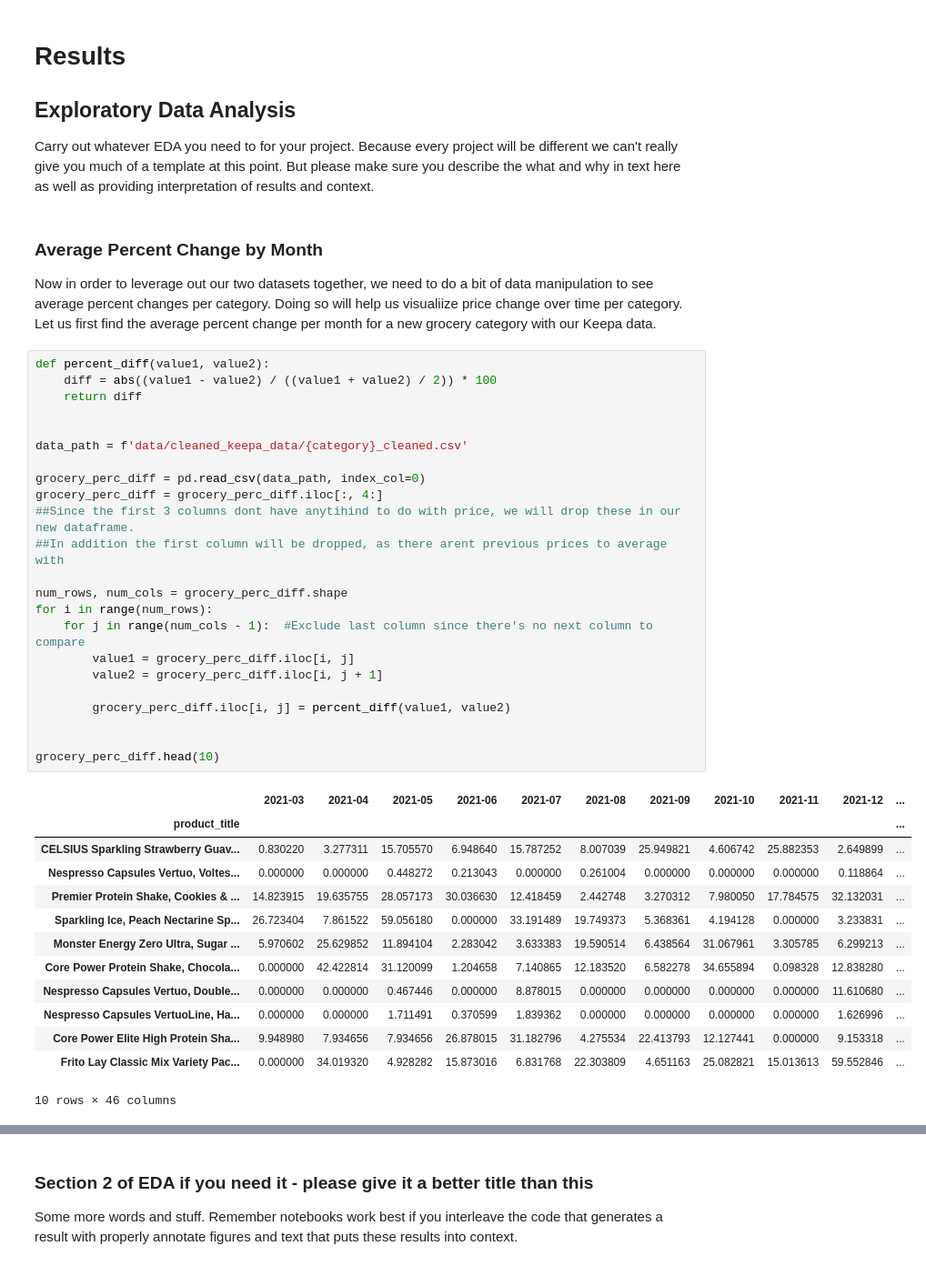
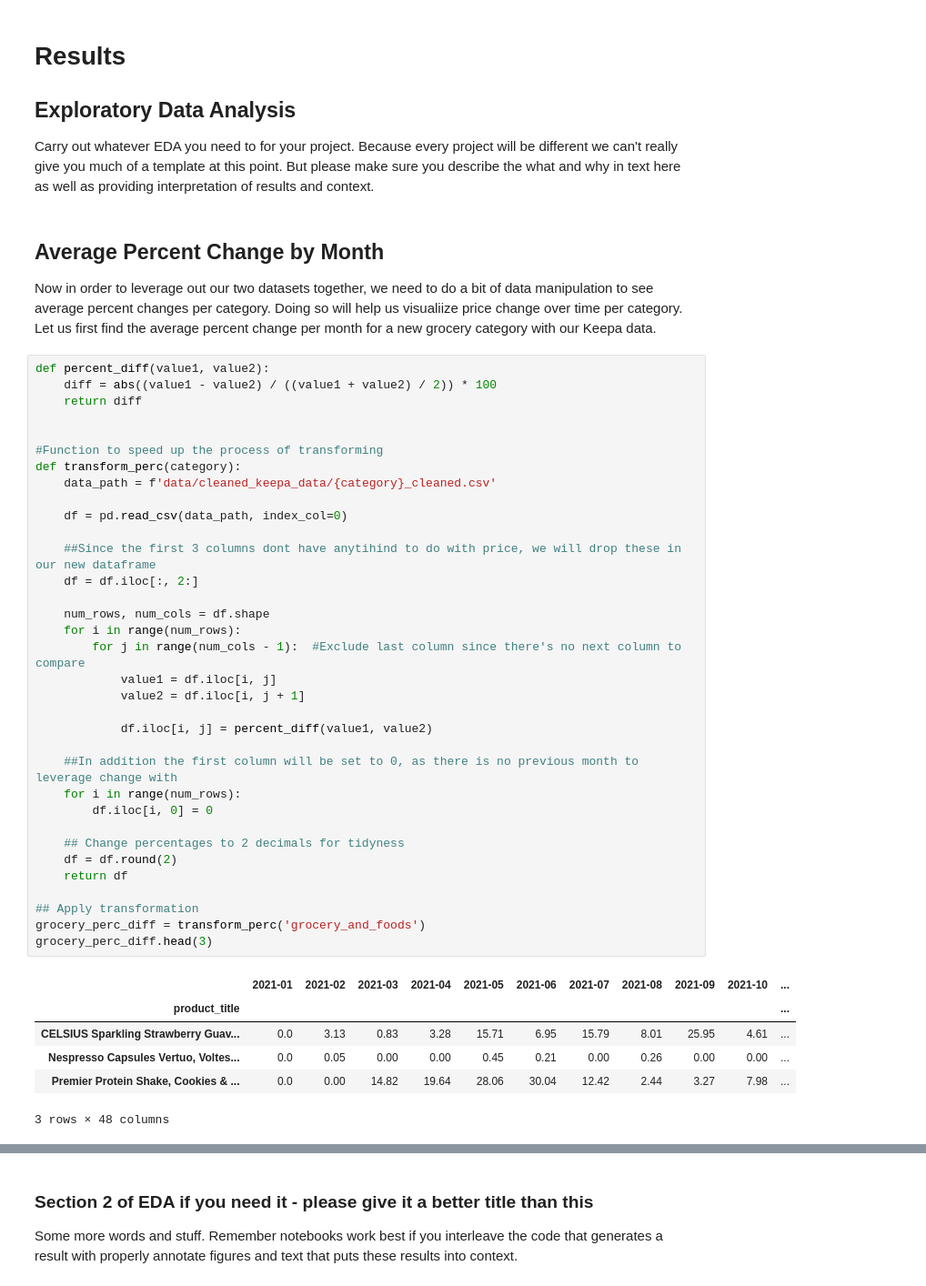
Before and after one commit to domwrm/Amazon-Pricing-Anlysis, a Jupyter notebook: EDACheckpoint_Group031_WI25.ipynb, the cells around one changed output, grey strips where cells are left out. Shown at 91% size. Cells and saved outputs as stored; diff of their text form.

Commit message:
Dataframe Transformations (EDA)

```diff
--- a/EDACheckpoint_Group031_WI25.ipynb
+++ b/EDACheckpoint_Group031_WI25.ipynb
@@ -582,43 +582,47 @@ all_cpi
 
 Carry out whatever EDA you need to for your project.  Because every project will be different we can't really give you much of a template at this point. But please make sure you describe the what and why in text here as well as providing interpretation of results and context.
 # %% [markdown]
-### Average Percent Change by Month
+## Average Percent Change by Month
 
 Now in order to leverage out our two datasets together, we need to do a bit of data manipulation to see average percent changes per category. Doing so will help us visualiize price change over time per category. Let us first find the average percent change per month for a new grocery category with our Keepa data.
 # %%
 def percent_diff(value1, value2):
     diff = abs((value1 - value2) / ((value1 + value2) / 2)) * 100
     return diff
 
 
-data_path = f'data/cleaned_keepa_data/{category}_cleaned.csv'
+#Function to speed up the process of transforming
+def transform_perc(category):
+    data_path = f'data/cleaned_keepa_data/{category}_cleaned.csv'
 
-grocery_perc_diff = pd.read_csv(data_path, index_col=0)
-grocery_perc_diff = grocery_perc_diff.iloc[:, 4:]
-##Since the first 3 columns dont have anytihind to do with price, we will drop these in our new dataframe.
-##In addition the first column will be dropped, as there arent previous prices to average with
+    df = pd.read_csv(data_path, index_col=0)
 
-num_rows, num_cols = grocery_perc_diff.shape
-for i in range(num_rows):
-    for j in range(num_cols - 1):  #Exclude last column since there's no next column to compare
-        value1 = grocery_perc_diff.iloc[i, j]
-        value2 = grocery_perc_diff.iloc[i, j + 1]
+    ##Since the first 3 columns dont have anytihind to do with price, we will drop these in our new dataframe
+    df = df.iloc[:, 2:]
 
-        grocery_perc_diff.iloc[i, j] = percent_diff(value1, value2)
+    num_rows, num_cols = df.shape
+    for i in range(num_rows):
+        for j in range(num_cols - 1):  #Exclude last column since there's no next column to compare
+            value1 = df.iloc[i, j]
+            value2 = df.iloc[i, j + 1]
 
+            df.iloc[i, j] = percent_diff(value1, value2)
 
-grocery_perc_diff.head(10)
+    ##In addition the first column will be set to 0, as there is no previous month to leverage change with
+    for i in range(num_rows):
+        df.iloc[i, 0] = 0
+
+    ## Change percentages to 2 decimals for tidyness
+    df = df.round(2)
+    return df
+
+## Apply transformation
+grocery_perc_diff = transform_perc('grocery_and_foods')
+grocery_perc_diff.head(3)
 # %% [output]
-|  | 2021-03 | 2021-04 | 2021-05 | 2021-06 | 2021-07 | 2021-08 | 2021-09 | 2021-10 | 2021-11 | 2021-12 | ... |
+|  | 2021-01 | 2021-02 | 2021-03 | 2021-04 | 2021-05 | 2021-06 | 2021-07 | 2021-08 | 2021-09 | 2021-10 | ... |
 | product_title |  |  |  |  |  |  |  |  |  |  | ... |
-| CELSIUS Sparkling Strawberry Guav... | 0.830220 | 3.277311 | 15.705570 | 6.948640 | 15.787252 | 8.007039 | 25.949821 | 4.606742 | 25.882353 | 2.649899 | ... |
-| Nespresso Capsules Vertuo, Voltes... | 0.000000 | 0.000000 | 0.448272 | 0.213043 | 0.000000 | 0.261004 | 0.000000 | 0.000000 | 0.000000 | 0.118864 | ... |
-| Premier Protein Shake, Cookies & ... | 14.823915 | 19.635755 | 28.057173 | 30.036630 | 12.418459 | 2.442748 | 3.270312 | 7.980050 | 17.784575 | 32.132031 | ... |
-| Sparkling Ice, Peach Nectarine Sp... | 26.723404 | 7.861522 | 59.056180 | 0.000000 | 33.191489 | 19.749373 | 5.368361 | 4.194128 | 0.000000 | 3.233831 | ... |
-| Monster Energy Zero Ultra, Sugar ... | 5.970602 | 25.629852 | 11.894104 | 2.283042 | 3.633383 | 19.590514 | 6.438564 | 31.067961 | 3.305785 | 6.299213 | ... |
-| Core Power Protein Shake, Chocola... | 0.000000 | 42.422814 | 31.120099 | 1.204658 | 7.140865 | 12.183520 | 6.582278 | 34.655894 | 0.098328 | 12.838280 | ... |
-| Nespresso Capsules Vertuo, Double... | 0.000000 | 0.000000 | 0.467446 | 0.000000 | 8.878015 | 0.000000 | 0.000000 | 0.000000 | 0.000000 | 11.610680 | ... |
-| Nespresso Capsules VertuoLine, Ha... | 0.000000 | 0.000000 | 1.711491 | 0.370599 | 1.839362 | 0.000000 | 0.000000 | 0.000000 | 0.000000 | 1.626996 | ... |
-| Core Power Elite High Protein Sha... | 9.948980 | 7.934656 | 7.934656 | 26.878015 | 31.182796 | 4.275534 | 22.413793 | 12.127441 | 0.000000 | 9.153318 | ... |
-| Frito Lay Classic Mix Variety Pac... | 0.000000 | 34.019320 | 4.928282 | 15.873016 | 6.831768 | 22.303809 | 4.651163 | 25.082821 | 15.013613 | 59.552846 | ... |
+| CELSIUS Sparkling Strawberry Guav... | 0.0 | 3.13 | 0.83 | 3.28 | 15.71 | 6.95 | 15.79 | 8.01 | 25.95 | 4.61 | ... |
+| Nespresso Capsules Vertuo, Voltes... | 0.0 | 0.05 | 0.00 | 0.00 | 0.45 | 0.21 | 0.00 | 0.26 | 0.00 | 0.00 | ... |
+| Premier Protein Shake, Cookies & ... | 0.0 | 0.00 | 14.82 | 19.64 | 28.06 | 30.04 | 12.42 | 2.44 | 3.27 | 7.98 | ... |
-10 rows × 46 columns
+3 rows × 48 columns
```
Also changed, not shown: parts of 9 cells of this notebook.
